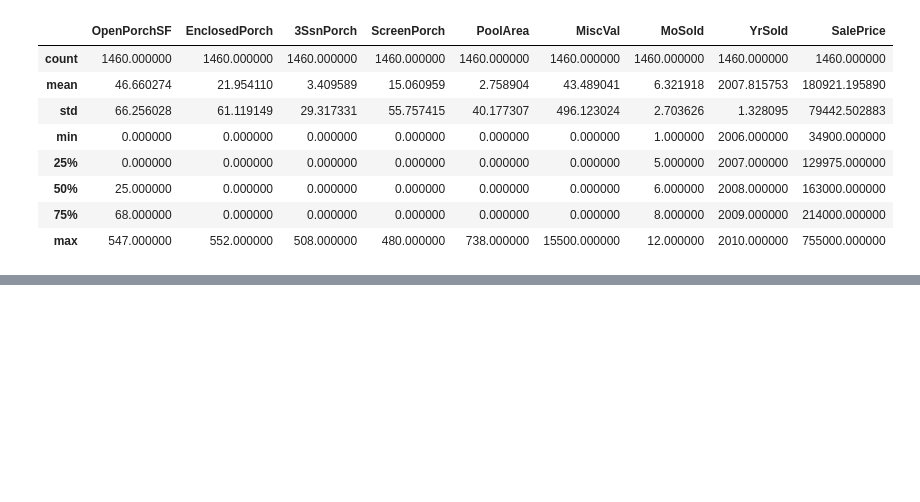
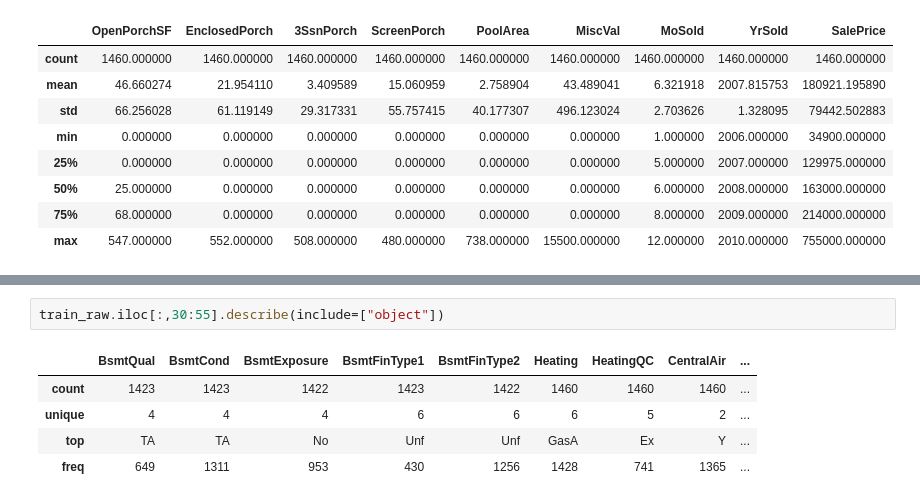
Before and after one commit to Hodapp87/kaggle-house-prices, a Jupyter notebook: Scratch for House Prices competition on Kaggle.ipynb, the cells around one changed output, grey strips where cells are left out. Saved outputs shown, nothing was run; the diff lists cells and outputs as text; blank space fills up the shorter version.

```diff
--- a/Scratch for House Prices competition on Kaggle.ipynb
+++ b/Scratch for House Prices competition on Kaggle.ipynb
@@ -187,0 +156,8 @@ train_raw.iloc[:,67:].describe()
+# %%
+train_raw.iloc[:,30:55].describe(include=["object"])
+# %% [output]
+|  | BsmtQual | BsmtCond | BsmtExposure | BsmtFinType1 | BsmtFinType2 | Heating | HeatingQC | CentralAir | ... |
+| count | 1423 | 1423 | 1422 | 1423 | 1422 | 1460 | 1460 | 1460 | ... |
+| unique | 4 | 4 | 4 | 6 | 6 | 6 | 5 | 2 | ... |
+| top | TA | TA | No | Unf | Unf | GasA | Ex | Y | ... |
+| freq | 649 | 1311 | 953 | 430 | 1256 | 1428 | 741 | 1365 | ... |
```
Also changed, not shown: parts of 10 cells of this notebook.
